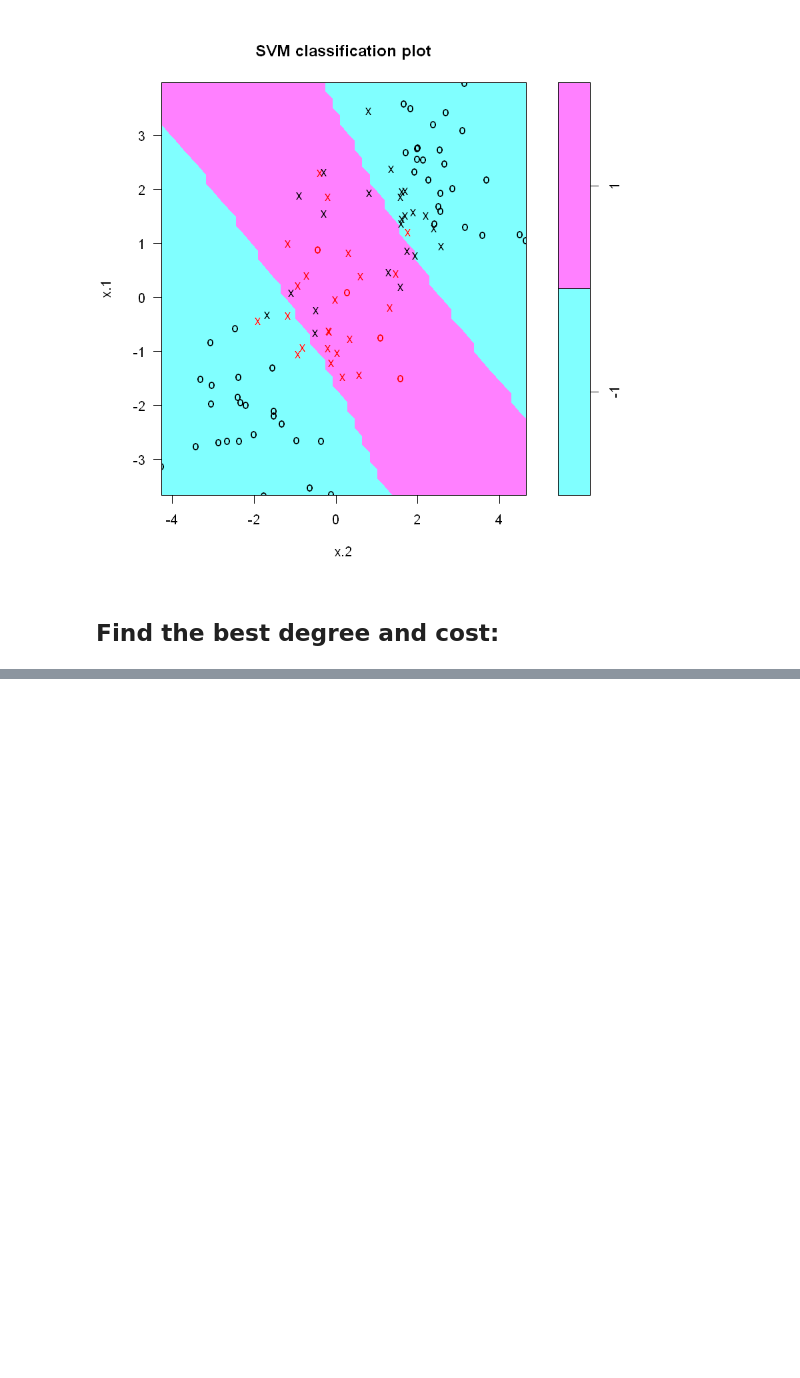
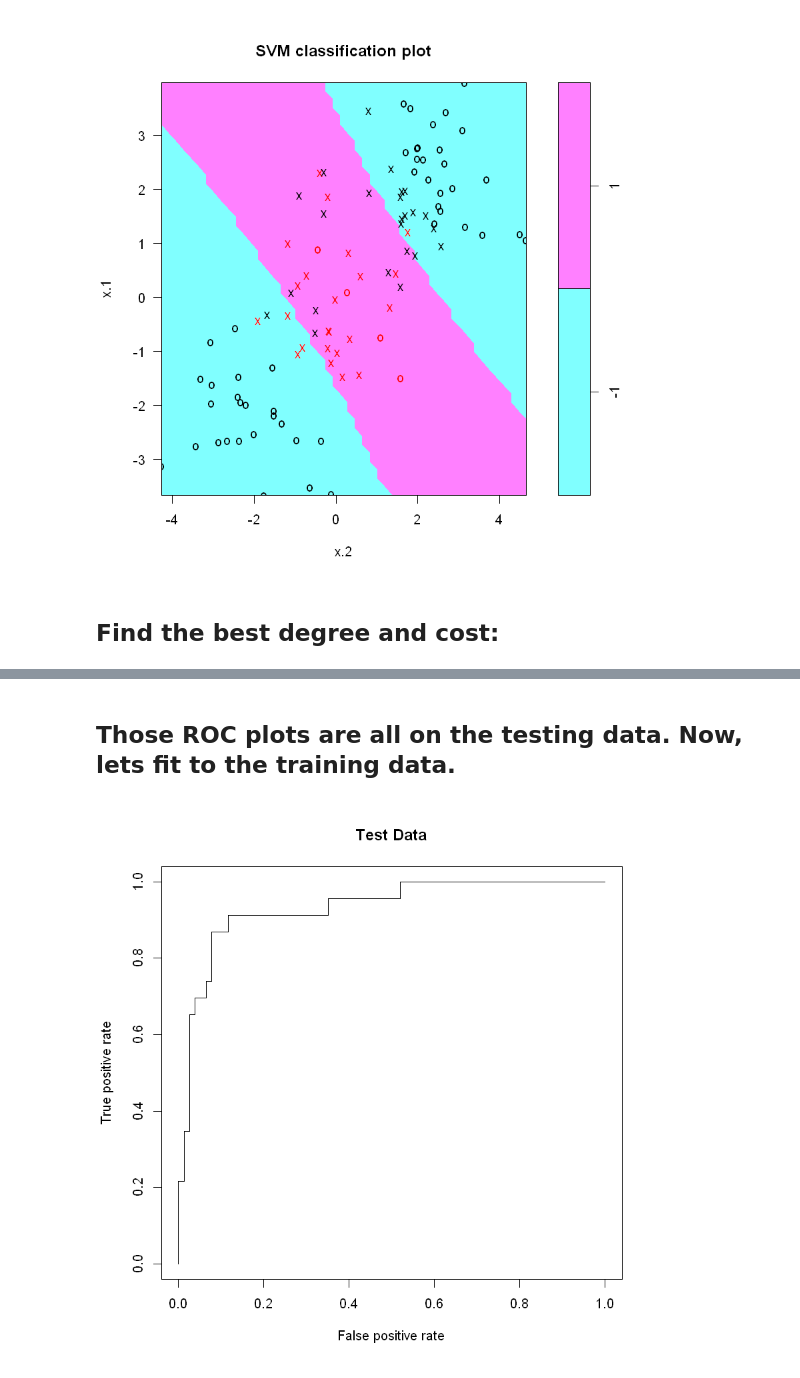
Before and after one commit to Hanel32/Data_Mining_Text_Analysis, a Jupyter notebook: 9. SVM Notebook.ipynb, the cells around one changed output, grey strips where cells are left out. Drawn from its saved outputs; the diff is of its cells as text; code cells hidden in the pictures; blank space fills up the shorter version.

```diff
--- a/9. SVM Notebook.ipynb
+++ b/9. SVM Notebook.ipynb
@@ -347,0 +387,8 @@ ERROR: Error in table(predict = ypred, truth = dat[-train, ]): all arguments mus
+# %% [markdown]
+Those ROC plots are all on the testing data. Now, lets fit to the training data.
+----
+# %%
+fitted=attributes(predict(svmfit.opt, dat[-train,], decision.values=T))$decision.values
+rocplot(fitted, dat[-train, "y"], main="Test Data")
+# %% [output]
+[figure, added]
```
Also changed, not shown: parts of 27 cells of this notebook.
